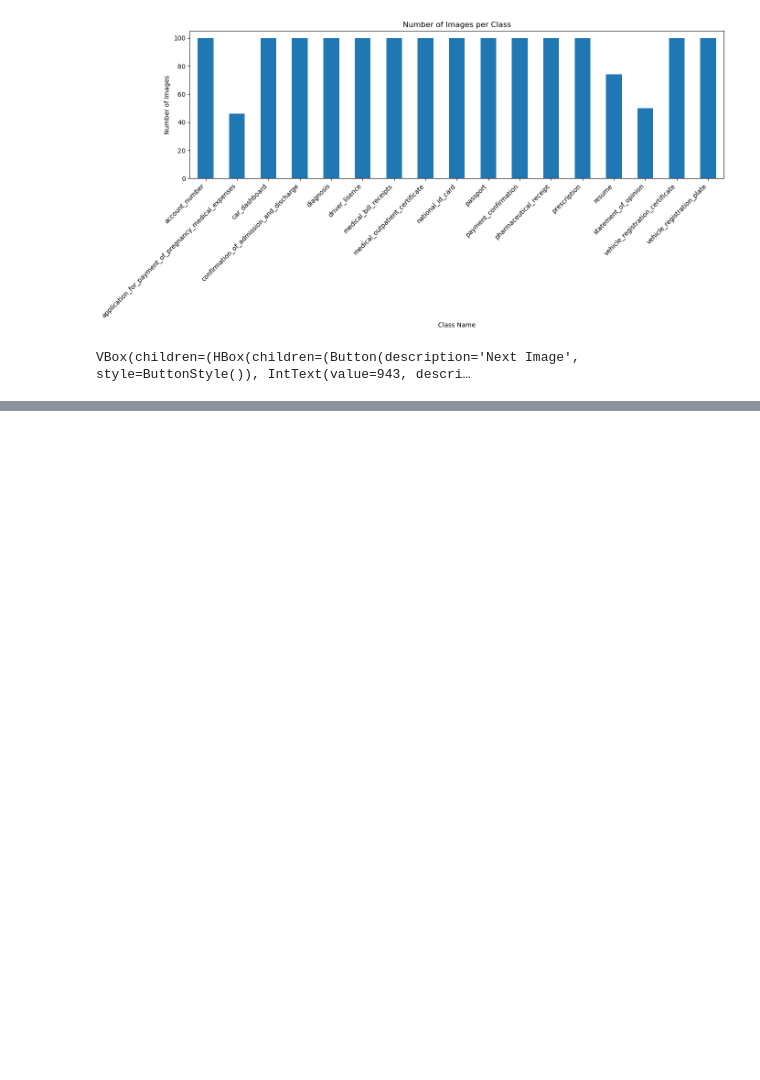
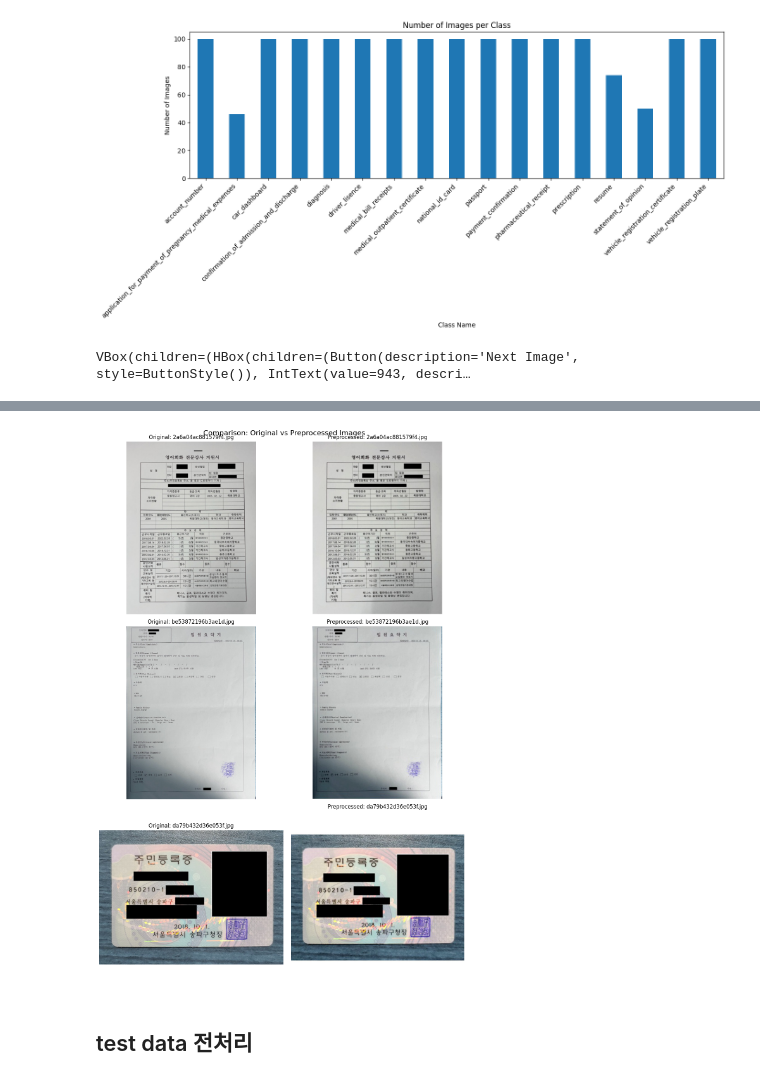
Before and after one commit to UpstageAILab3/upstage-cv-classification-cv12-pub, a Jupyter notebook: cho/preprocessing.ipynb, the cells around one changed output, grey strips where cells are left out. Drawn from its saved outputs; the diff is of its cells as text; code cells hidden in the pictures; blank space fills up the shorter version.

```diff
--- a/cho/preprocessing.ipynb
+++ b/cho/preprocessing.ipynb
@@ -202,0 +456,41 @@ plt.show()
+# %%
+def compare_images(input_folder, output_folder, csv_path, n_samples=3):
+    # CSV 파일 읽기
+    df = pd.read_csv(csv_path)
+    image_column = df.columns[0]  # 첫 번째 열을 이미지 파일명으로 가정
+
+    # 랜덤하게 n_samples 개의 이미지 선택
+    sample_images = random.sample(df[image_column].tolist(), n_samples)
+
+    # 이미지 비교 및 시각화
+    fig, axes = plt.subplots(n_samples, 2, figsize=(12, 6*n_samples))
+    fig.suptitle("Comparison: Original vs Preprocessed Images", fontsize=16)
+
+    for i, image_file in enumerate(sample_images):
+        # 원본 이미지 로드
+        original_path = os.path.join(input_folder, image_file)
+        original_img = Image.open(original_path)
+
+        # 전처리된 이미지 로드
+        preprocessed_path = os.path.join(output_folder, image_file)  # 'preprocessed_' 접두사 제거
+        preprocessed_img = Image.open(preprocessed_path)
+
+        # 원본 이미지 표시
+        axes[i, 0].imshow(original_img)
+        axes[i, 0].set_title(f"Original: {image_file}")
+        axes[i, 0].axis('off')
+
+        # 전처리된 이미지 표시
+        axes[i, 1].imshow(preprocessed_img)
+        axes[i, 1].set_title(f"Preprocessed: {image_file}")
+        axes[i, 1].axis('off')
+
+    plt.tight_layout()
+    plt.show()
+
+
+compare_images(input_folder, output_folder, csv_path, n_samples=3)
+# %% [output]
+[figure, added]
+# %% [markdown]
+## test data 전처리
```
Also changed, not shown: parts of 7 cells of this notebook, 1 other file.
